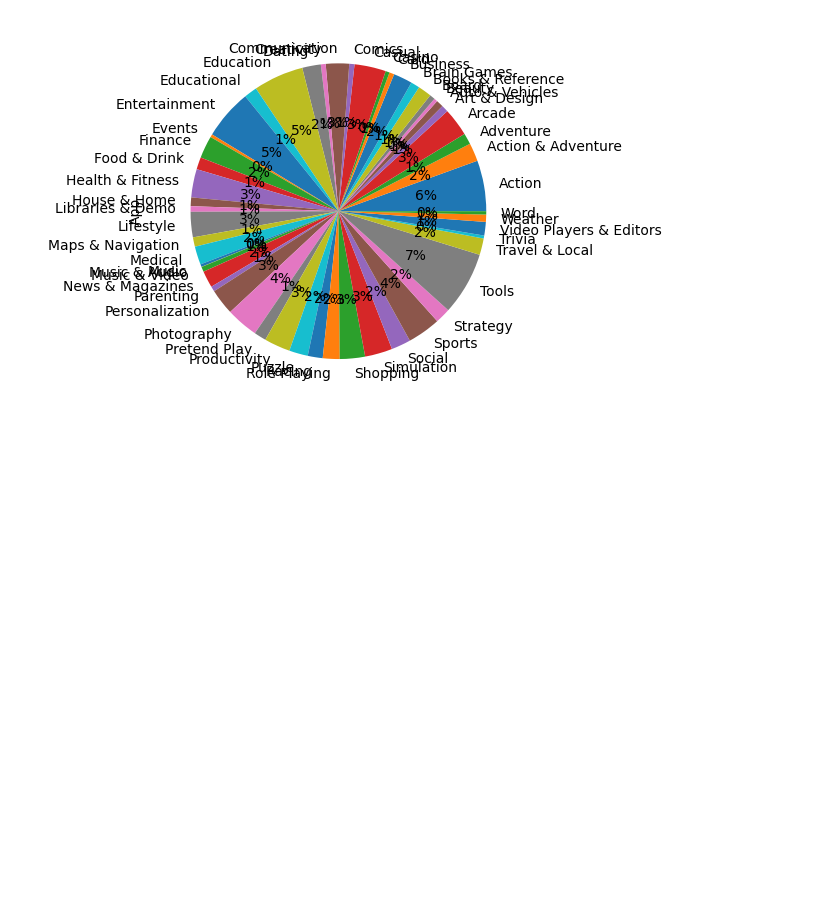
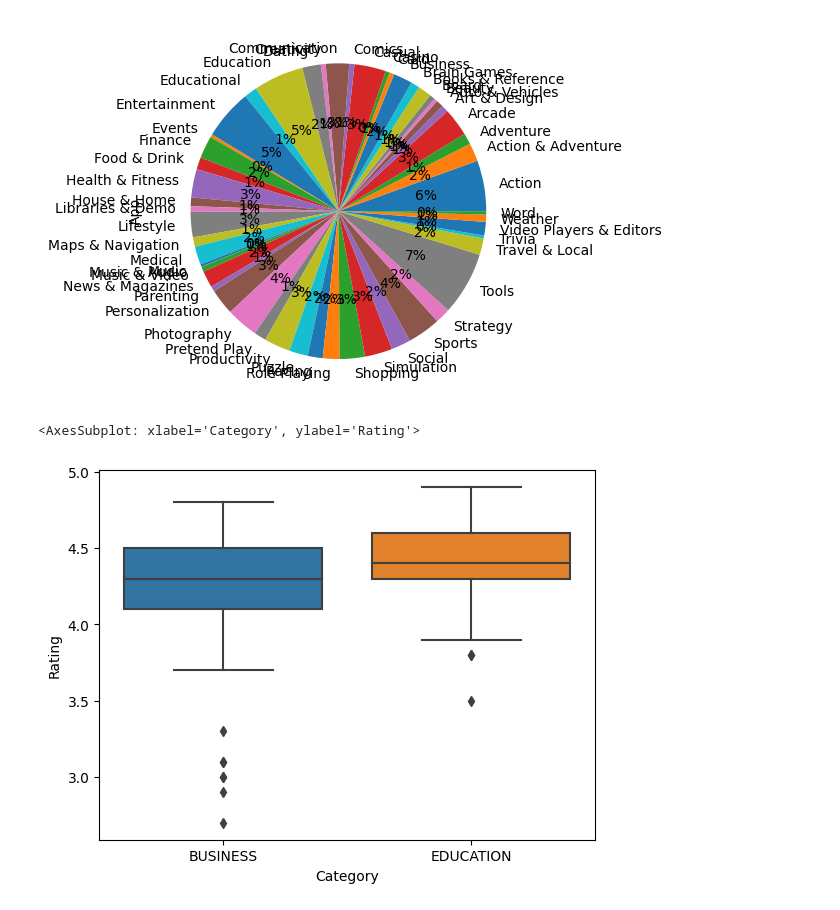
Before and after one commit to akash106/CS210DataSciProjects, a Jupyter notebook: Project 3/googlePlay.ipynb, the cells around one changed output. Saved outputs shown, nothing was run; the diff lists cells and outputs as text; code cells hidden in the pictures; blank space fills up the shorter version.

```diff
--- a/Project 3/googlePlay.ipynb
+++ b/Project 3/googlePlay.ipynb
@@ -189,3 +190,11 @@ genresCount.plot(kind = 'pie', y = 'Percentage of each Genre', autopct = '%1.0f%
 Name: Genres, Length: 4918, dtype: object
 <AxesSubplot: ylabel='App'>
 [figure]
+# %%
+#Part 3.2: Visualization
+
+boxPlotDf = df.loc[df['Category'].isin(['BUSINESS', 'EDUCATION'])]
+sns.boxplot(x='Category', y='Rating', data=boxPlotDf)
+# %% [output]
+<AxesSubplot: xlabel='Category', ylabel='Rating'>
+[figure, added]
```
Also changed, not shown: parts of 1 cell of this notebook, 1 other file.
